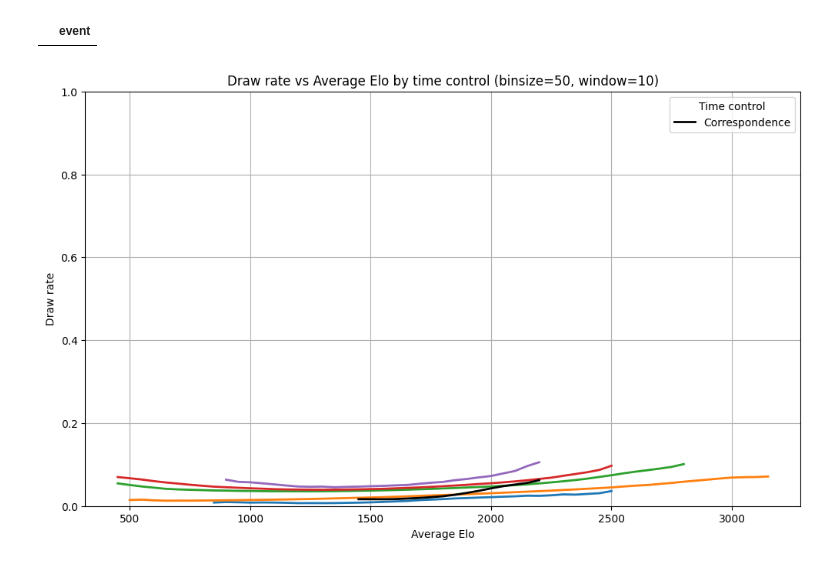
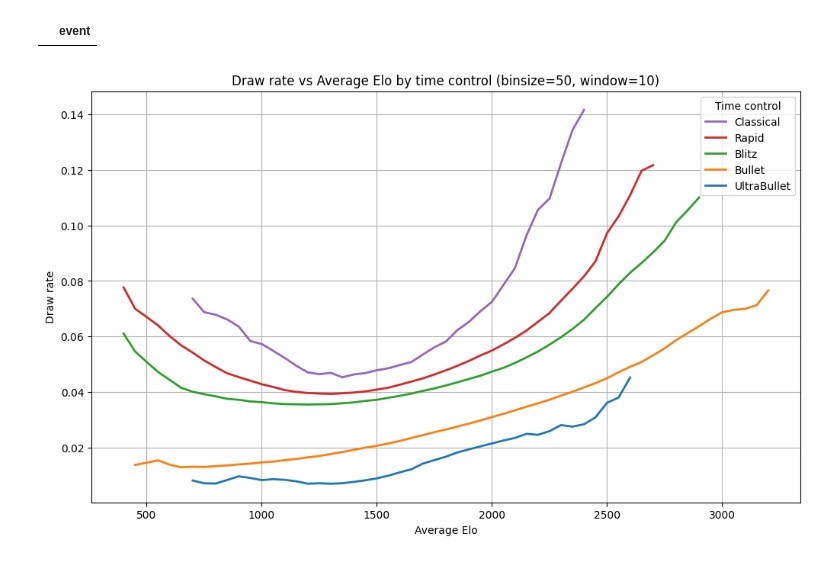
Before and after one commit to sebas-smith/lichess-analysis, a Jupyter notebook: analysis/draws.ipynb, the cells around one changed output. Drawn from its saved outputs; the diff is of its cells as text; code cells hidden in the pictures.

```diff
--- a/analysis/draws.ipynb
+++ b/analysis/draws.ipynb
@@ -11,0 +8,5 @@ con = duckdb.connect(str(db_path))
+# %%
+con = duckdb.connect()
+
+project_root = Path.cwd().parent
+games_path = project_root/"out"/"parquet_joined"
@@ -48,7 +71,7 @@ plt.show()
 # %% [output]
 [figure]
 # %%
-time_controls = ("UltraBullet","Bullet","Blitz","Rapid","Classical", "Correspondence","Other")
+time_controls = ("Classical", "Rapid","Blitz","Bullet","UltraBullet","Correspondence","Other")
 tc_list_sql = ",".join([f"'{t}'" for t in time_controls])
 # %%
 query = f"""
@@ -115,13 +138,18 @@ df_smoothed = df.groupby('time_control', group_keys=False).apply(lambda g: weigh
 # %%
 plt.figure(figsize=(12,7))
 
+min_games_per_bin = 10
+
 colors = {
+    "Classical":"#9467bd",
+    "Rapid":"#d62728",
+    "Blitz":"#2ca02c",
+    "Bullet":"#ff7f0e",
     "UltraBullet":"#1f77b4",
-    "Bullet":"#ff7f0e",
-    "Blitz":"#2ca02c",
-    "Rapid":"#d62728",
-    "Classical":"#9467bd",
 }
+
+legend_handles = []
+legend_labels = []
 
 for tc in time_controls:
     if tc != "Correspondence":
@@ -133,34 +161,32 @@ for tc in time_controls:
         g_plot = g[g['total_games'] >= min_games_per_bin]
 
         if g_plot.empty:
             # nothing to plot for this TC (all bins too small) -> skip plotting entirely
             continue
 
         # plot the (masked) smoothed line
         h, = plt.plot(
             g_plot['elo_bin'],
             g_plot['draw_rate_smooth'],
             label=tc,
             linewidth=2,
             color=colors.get(tc, 'k'),
             zorder=2
         )
 
-        legend_handles = []
-        legend_labels = []
+
 
         # record handle/label in order so legend respects this order
         legend_handles.append(h)
         legend_labels.append(tc)
 
 # now create legend using the collected handles in that order
 plt.legend(legend_handles, legend_labels, title='Time control', loc='best')
 
 plt.xlabel('Average Elo')
 plt.ylabel('Draw rate')
 plt.title(f'Draw rate vs Average Elo by time control (binsize={binsize}, window={rolling_bins})')
 plt.grid(True)
-plt.ylim(0,1)
 plt.show()
 # %% [output]
-[figure, old version]
+[figure, new version]
```
Also changed, not shown: parts of 8 cells of this notebook, 5 other files.
